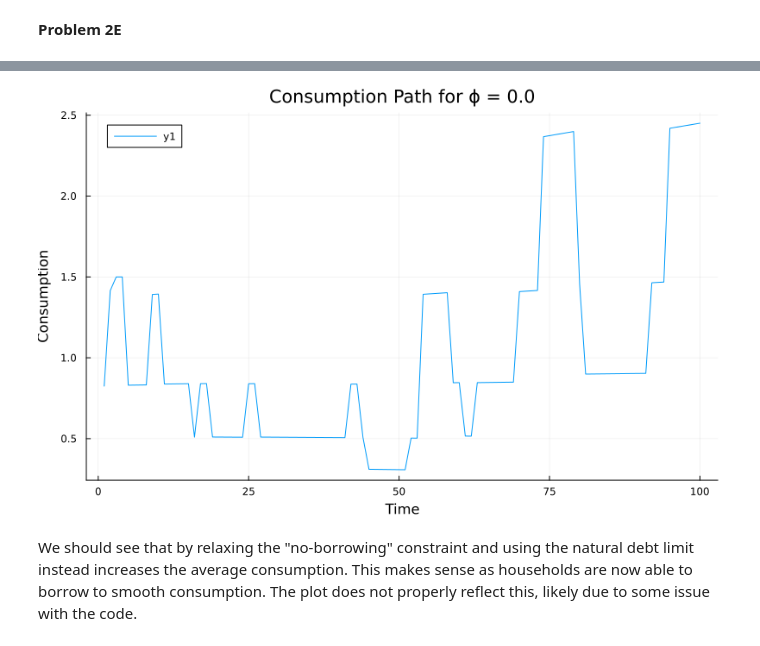
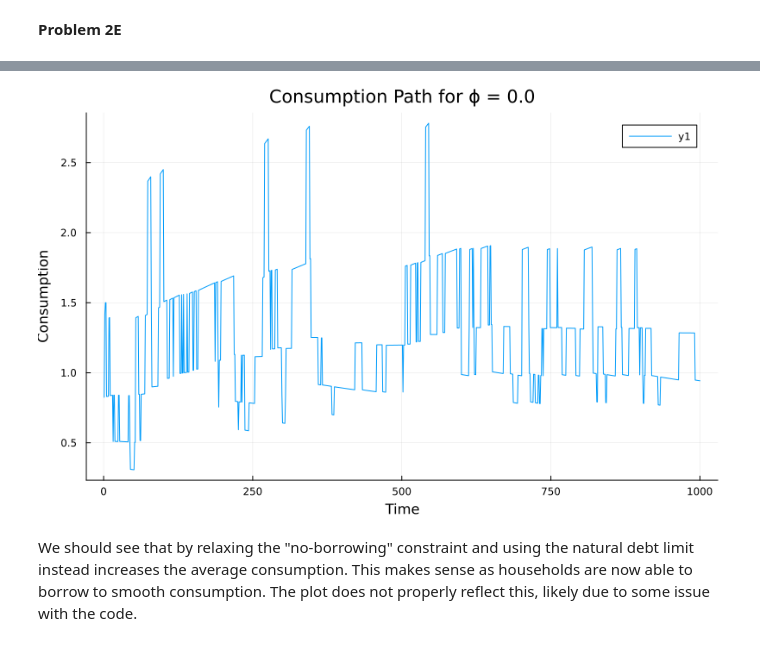
Before and after one commit to Hillard28/QuantEcon-But-Worse-ECON-1026, a Jupyter notebook: pset3/pset3.ipynb, the cells around one changed output, grey strips where cells are left out. Cells and saved outputs as stored; diff of their text form; code cells hidden in the pictures.

```diff
--- a/pset3/pset3.ipynb
+++ b/pset3/pset3.ipynb
@@ -1095,14 +1095,6 @@ v = σₑ / (1 - ρ^2)
 σ = sqrt(v)
 μ = w̄ / (1 - ρ)
 
-# Grid parameters
-M = 100
-ν = 3
-a_M = 20
-
-# Markov chain parameters
-N = 5
-
 markov = rouwenhorst(w̄, vₑ, 5, ρ)
 
 states = exp.(markov.states)
@@ -1163,50 +1220,33 @@ plt.title!(plot_main, "Consumption Path for ϕ = $ϕ")
 # %%
-ϕ = 0.0
-
-A_ipolicy, Ay1_ipolicy = pfi_interpolation(
-    states,
-    P,
-    M,
-    a_M,
-    ϕ,
-    ν,
-    R,
-    β,
-    γ;
-    max_iterations=1000,
-    tolerance=1e-6,
-    print_output=false
-)
-
-periods = 100
+periods = 1000
 Y = exp.(simulate!(markov, periods, 1000, 0; random_state=28))
 Ai = Array{Union{Float64, Missing}}(undef, periods)
 Ai[1] = 0.0
 Ai1 = Array{Union{Float64, Missing}}(undef, periods)
 Ai1[1] = Ay1_ipolicy[findfirst(asset -> asset == Ai[1], A_ipolicy), findfirst(state -> state == Y[1], states)]
 for t = 2:periods
     Ai[t] = Ai1[t - 1]
     i_y = findfirst(state -> state == Y[t], states)
     pos = grid_locate(Ay1_ipolicy[:, i_y], length(Ay1_ipolicy[:, i_y]), Ai[t]; reverse=false)
     if typeof(pos) == Tuple{Int64, Int64}
         Ai1[t] = interpolate(A_ipolicy, Ay1_ipolicy[:, i_y], Ai[t], pos)
     else
         Ai1[t] = Ay1_ipolicy[pos, i_y]
     end
 end
 
 Ci = Array{Union{Float64, Missing}}(undef, periods)
 for t = 1:periods
     Ci[t] = Y[t] + R*Ai[t] - Ai1[t]
 end
 
 plot_main = plt.plot(size=(800, 500))  # Adjust the size of the plot
 plt.plot!(plot_main, Ci)
 plt.xlabel!(plot_main, "Time")
 plt.ylabel!(plot_main, "Consumption")
 plt.title!(plot_main, "Consumption Path for ϕ = $ϕ")
 # %% [output]
-[figure, old version]
+[figure, new version]
 # %% [markdown]
 We should see that by relaxing the "no-borrowing" constraint and using the natural debt limit instead increases the average consumption. This makes sense as households are now able to borrow to smooth consumption. The plot does not properly reflect this, likely due to some issue with the code.
 # %% [markdown]
```
Also changed, not shown: parts of 13 cells of this notebook, 3 other files.
